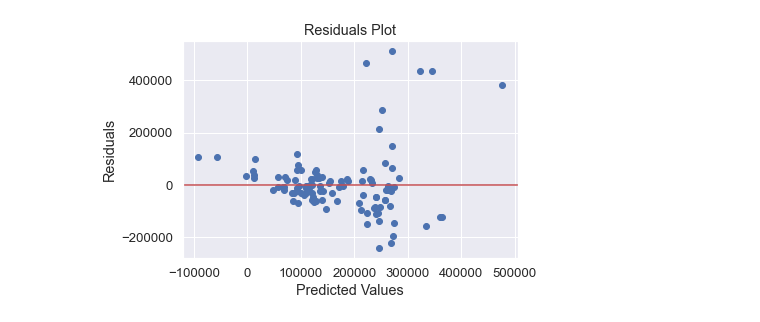
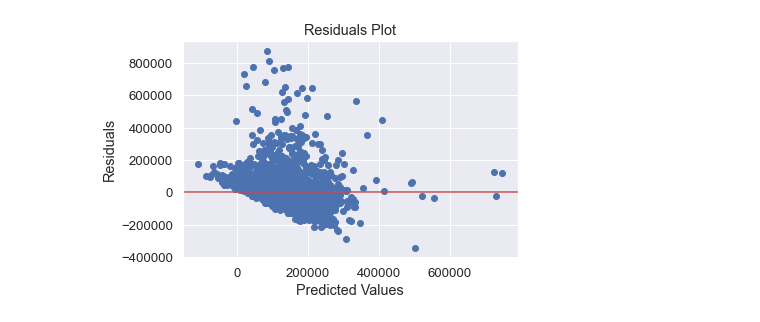
Before and after one commit to joyboy129/statistiques, a Jupyter notebook: 2ndpart.ipynb, the cells around one changed output. Cells and saved outputs as stored; diff of their text form; code cells hidden in the pictures.

```diff
--- a/2ndpart.ipynb
+++ b/2ndpart.ipynb
@@ -101,24 +62,0 @@ Text(0.5, 1.0, 'Clio Price Distribution')
-# %%
-mean_target = data.groupby('Modèle')['price'].mean()
-data['Modèle_mean_target'] = data['Modèle'].map(mean_target)
-# %%
-import matplotlib.pyplot as plt
-import numpy as np
-from sklearn.preprocessing import StandardScaler
-from sklearn.decomposition import PCA
-
-data = data.dropna()  # drops rows with missing or invalid values
-data['Année-Modèle'] = data['Année-Modèle'].fillna(data['Année-Modèle'].mean())  # fills missing values with the mean of the column
-data['Kilométrage'] = data['Kilométrage'].fillna(data['Kilométrage'].median())
-X = data.drop('price', axis=1)  # features
-y = data['price']               # target variable
-X_encoded = pd.get_dummies(X)  # one-hot encoding
-scaler = StandardScaler()
-X_scaled = scaler.fit_transform(X_encoded)
-
-
-pca = PCA().fit(X_scaled)
-plt.plot(np.cumsum(pca.explained_variance_ratio_))
-plt.xlabel('Number of components')
-plt.ylabel('Explained variance ratio')
-plt.show()
@@ -201,10 +148,11 @@ Name: Ville_mean_target, dtype: int64
 # %%
 from sklearn.model_selection import train_test_split
 from sklearn.linear_model import LinearRegression
+normalized_data.fillna(normalized_data.mean(), inplace=True)
 
 # Load the data into a pandas dataframe
-X = data.drop('price', axis=1)  # features
-y = data['price']
+X = normalized_data.drop('price', axis=1)  # features
+y = normalized_data['price']
 # Split the data into training and testing sets
 X_train, X_test, y_train, y_test = train_test_split(X,y, test_size=0.2, random_state=0)
 
@@ -233,7 +181,7 @@ R-squared score: 0.41300718300975203
 # %%
 import statsmodels.api as sm
-model1 = sm.OLS(y_train, X_train).fit()
+model1 = sm.OLS(y, X).fit()
 
 # Print the summary of the model
-print(model1.summary())
+model1.summary()
 # %% [output]
@@ -306,12 +267,12 @@ sns.jointplot(x=y_pred, y=y_train, kind='resid')
 # %%
-residuals = y_test - y_pred
+residuals = y_train - y_pred
 
 # Plot the residuals against the predicted values
 plt.scatter(y_pred, residuals)
 plt.xlabel("Predicted Values")
 plt.ylabel("Residuals")
 plt.axhline(y=0, color='r', linestyle='-')
 plt.title("Residuals Plot")
 plt.show()
 # %% [output]
-[figure, old version]
+[figure, new version]
```
Also changed, not shown: parts of 38 cells of this notebook.
